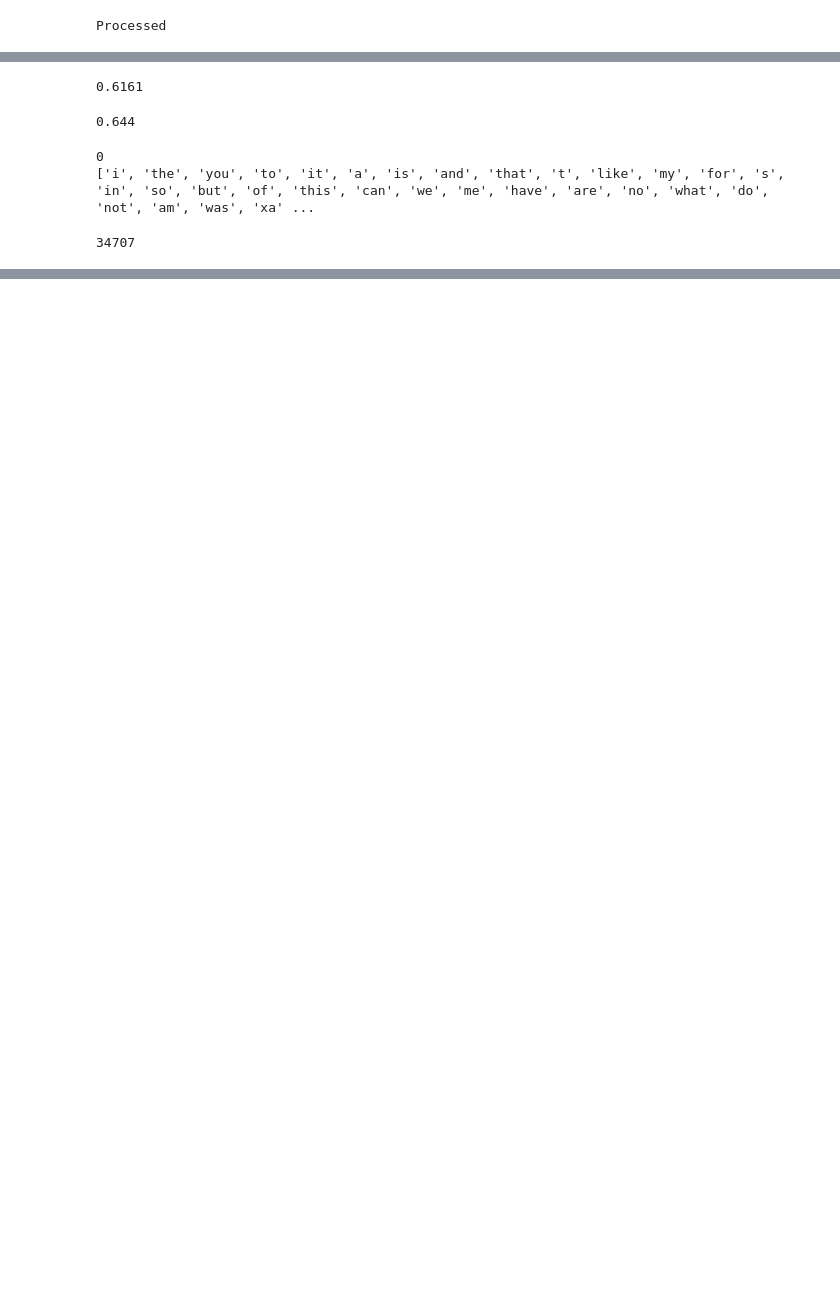
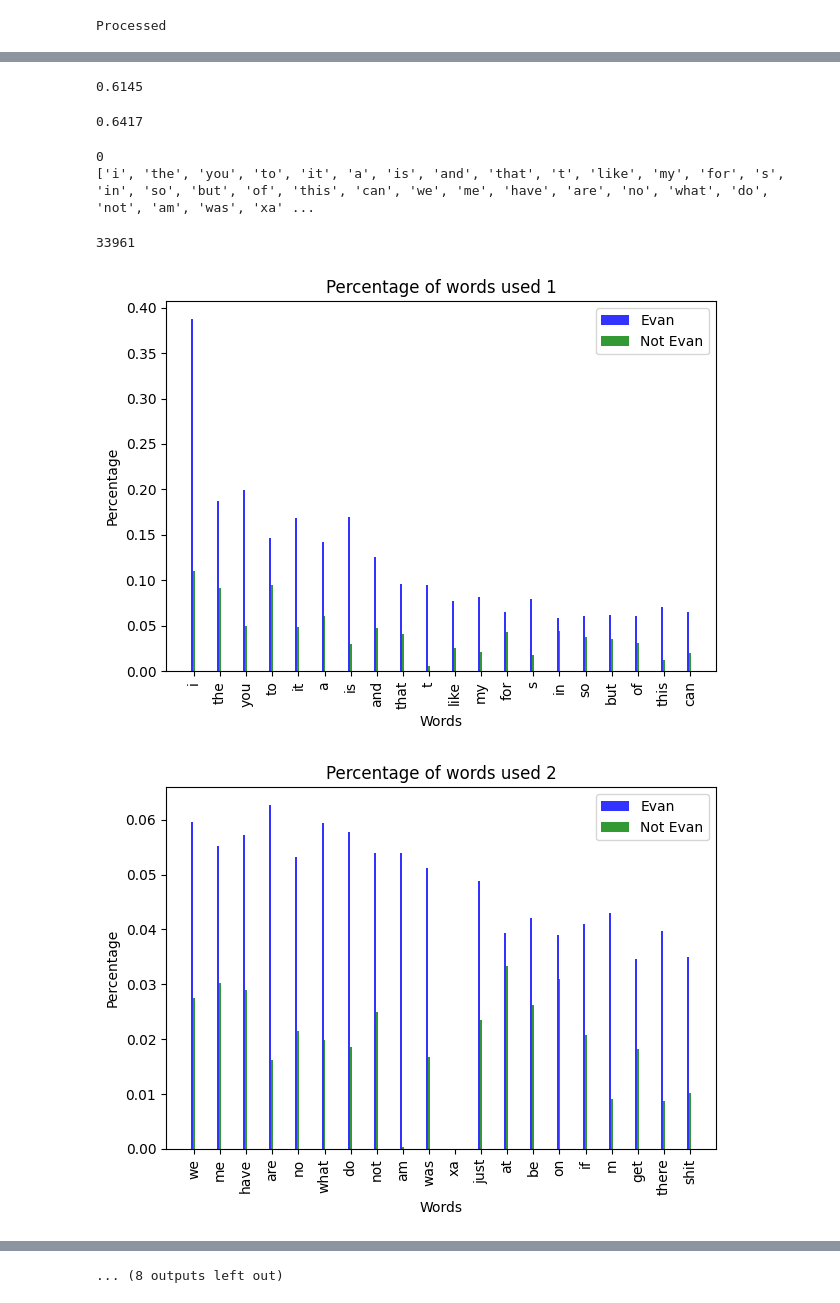
Before and after one commit to m-triassi/solemn-simulacrum, a Jupyter notebook: practice.ipynb, the cells around one changed output, grey strips where cells are left out. Saved outputs shown, nothing was run; the diff lists cells and outputs as text; code cells hidden in the pictures; blank space fills up the shorter version.

```diff
--- a/practice.ipynb
+++ b/practice.ipynb
@@ -115,7 +115,7 @@ class DataProcessor:
         self.vocabulary = self.create_vocabulary(self.sent)
         self.vocabulary_size = len(self.vocabulary)
         self.sent_vector = self.create_sentence_vectors(self.sent, self.vocabulary)
-        self.received_vector = self.create_sentence_vectors(random.sample(self.received, len(self.sent)), self.vocabulary)
+        self.received_vector = self.create_sentence_vectors(self.received, self.vocabulary)
         X = self.sent_vector
         y = np.full(shape=len(self.sent_vector), fill_value=1, dtype=np.int)
         X = np.concatenate((X, self.received_vector))
@@ -164,13 +164,13 @@ NN = MLPClassifier(random_state=0)
 NN.fit(train_X, train_y)
 print(round(NN.score(test_X,test_y), 4))
 # %% [output]
-0.6161
+0.6145
 # %%
 SVM = svm.LinearSVC(max_iter=2000)
 SVM.fit(train_X, train_y)
 print(round(SVM.score(test_X,test_y), 4))
 # %% [output]
-0.644
+0.6417
 # %%
 results = SVM.predict(test_X)
 # %%
@@ -185,36 +185,39 @@ makeNewSentence(processor.vocabulary, 1)
 print(len(test_X[results==1]))
 performance = sum(test_X[results==1])
 # %% [output]
-34707
+33961
 # %%
 count = 0
-for i in range(0,401,20):
+for i in range(0,400,20):
     count += 1
     n_groups = 4
     simulacrum = sum(test_X[results==1])[i:i+20]
     simulacrum = [x / len(test_X[results==1]) for x in simulacrum]
     imposter = sum(test_X[results==0])[i:i+20]
     imposter = [x / len(test_X[results==0]) for x in imposter]
 
     # create plot
     fig, ax = plt.subplots()
     index = np.arange(len(processor.vocabulary[i:i+20]))
     bar_width = .3
     opacity = 0.8
 
     rects1 = plt.bar(index*4, simulacrum, bar_width,
     alpha=opacity,
     color='b',
     label='Evan')
 
     rects2 = plt.bar(index*4 + bar_width, imposter, bar_width,
     alpha=opacity,
     color='g',
     label='Not Evan')
     plt.xlabel('Words')
     plt.ylabel('Percentage')
     plt.title('Percentage of words used '+str(count))
     plt.xticks(index*4 + bar_width, (processor.vocabulary[i:i+20]), rotation=90)
     plt.tight_layout()
     plt.legend()
     plt.show()
+# %% [output]
+[figure, added]
+[figure, added]
@@ -220,0 +234 @@ for i in range(0,401,20):
+... (8 outputs left out)
```
Also changed, not shown: parts of 2 cells of this notebook.
